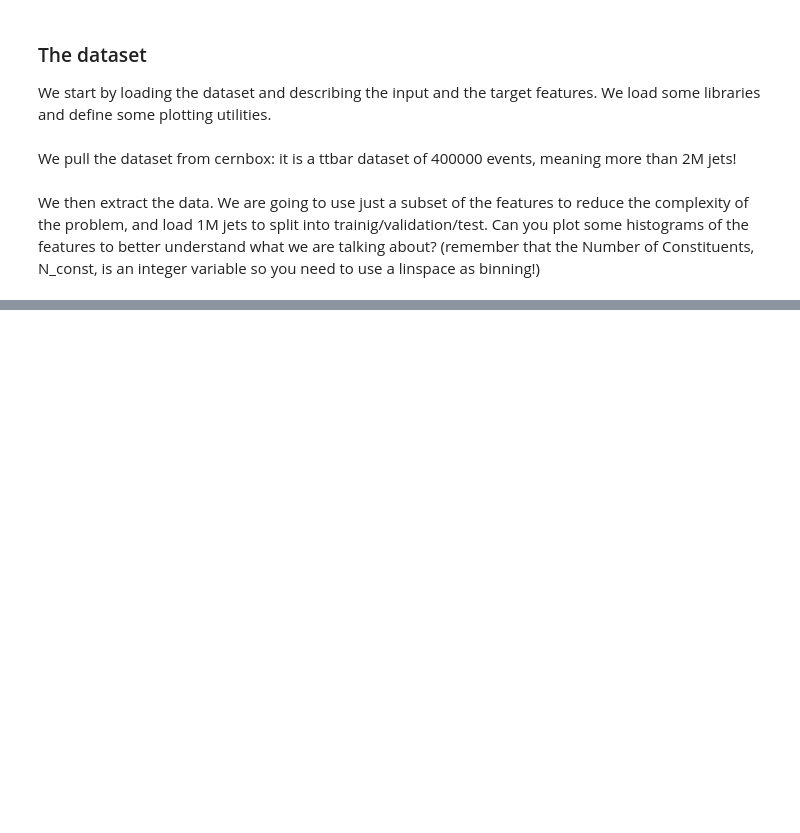
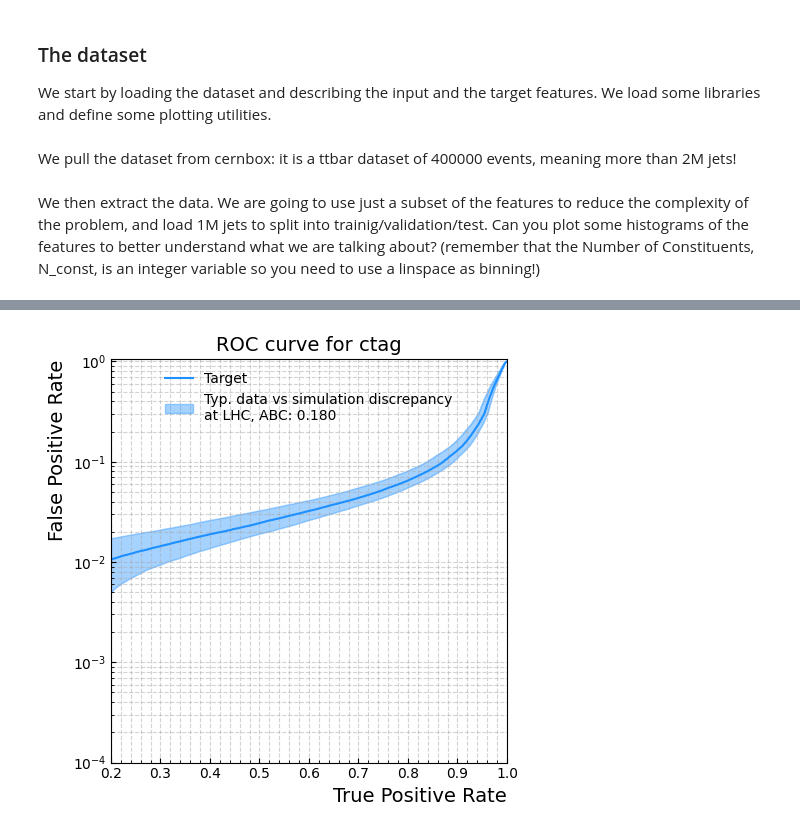
Before and after one commit to francesco-vaselli/iCSC-exercise, a Jupyter notebook: exercise.ipynb, the cells around one changed output, grey strips where cells are left out. Cells and saved outputs as stored; diff of their text form; code cells hidden in the pictures; blank space fills up the shorter version.

```diff
--- a/exercise.ipynb
+++ b/exercise.ipynb
@@ -97,0 +112,4 @@ plot_1dhistos(gen_data, gen_features)
+# %%
+ctag = roc_curve_figure(reco_data, gen_data, mode='ctag')
+# %% [output]
+[figure, added]
```
Also changed, not shown: parts of 26 cells of this notebook, 2 other files.
